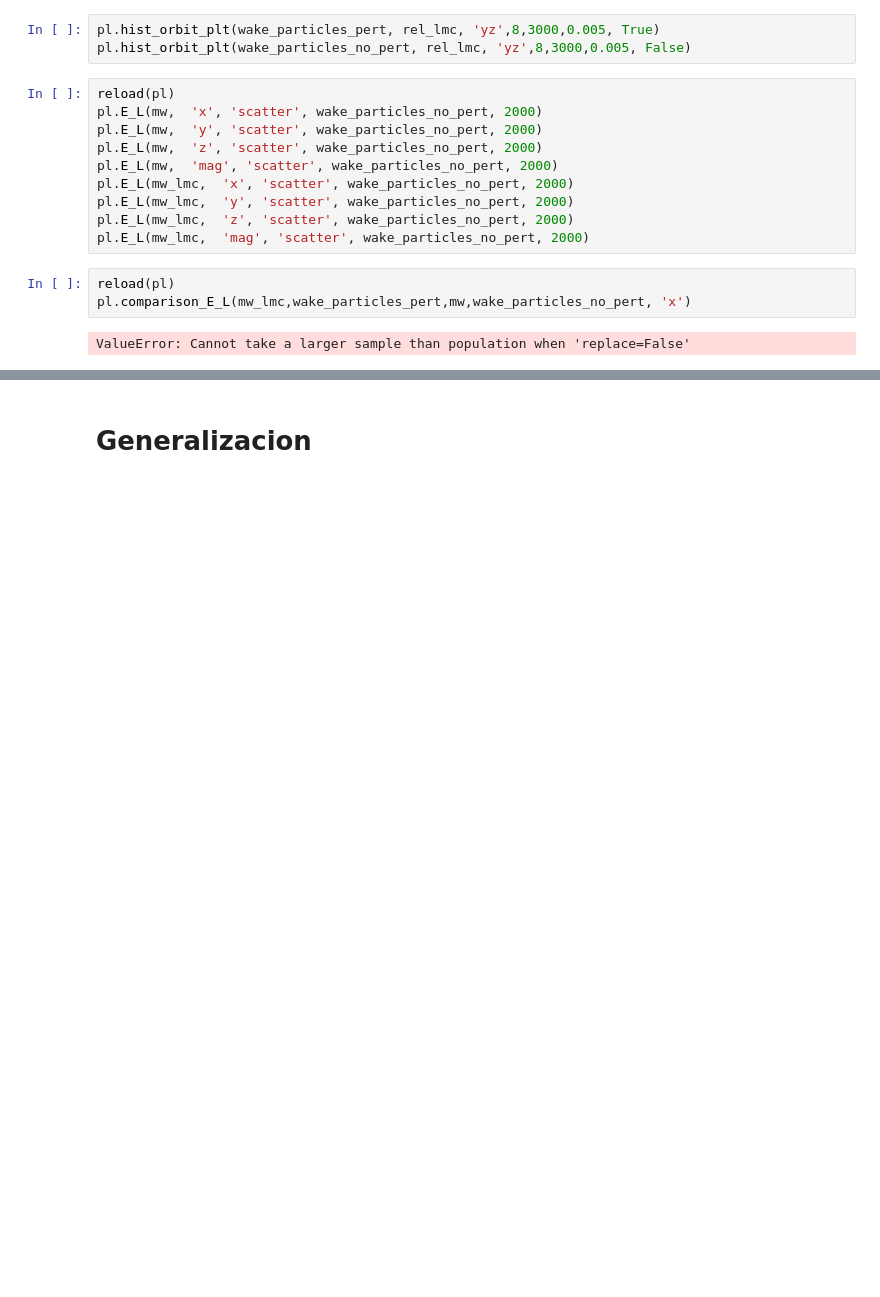
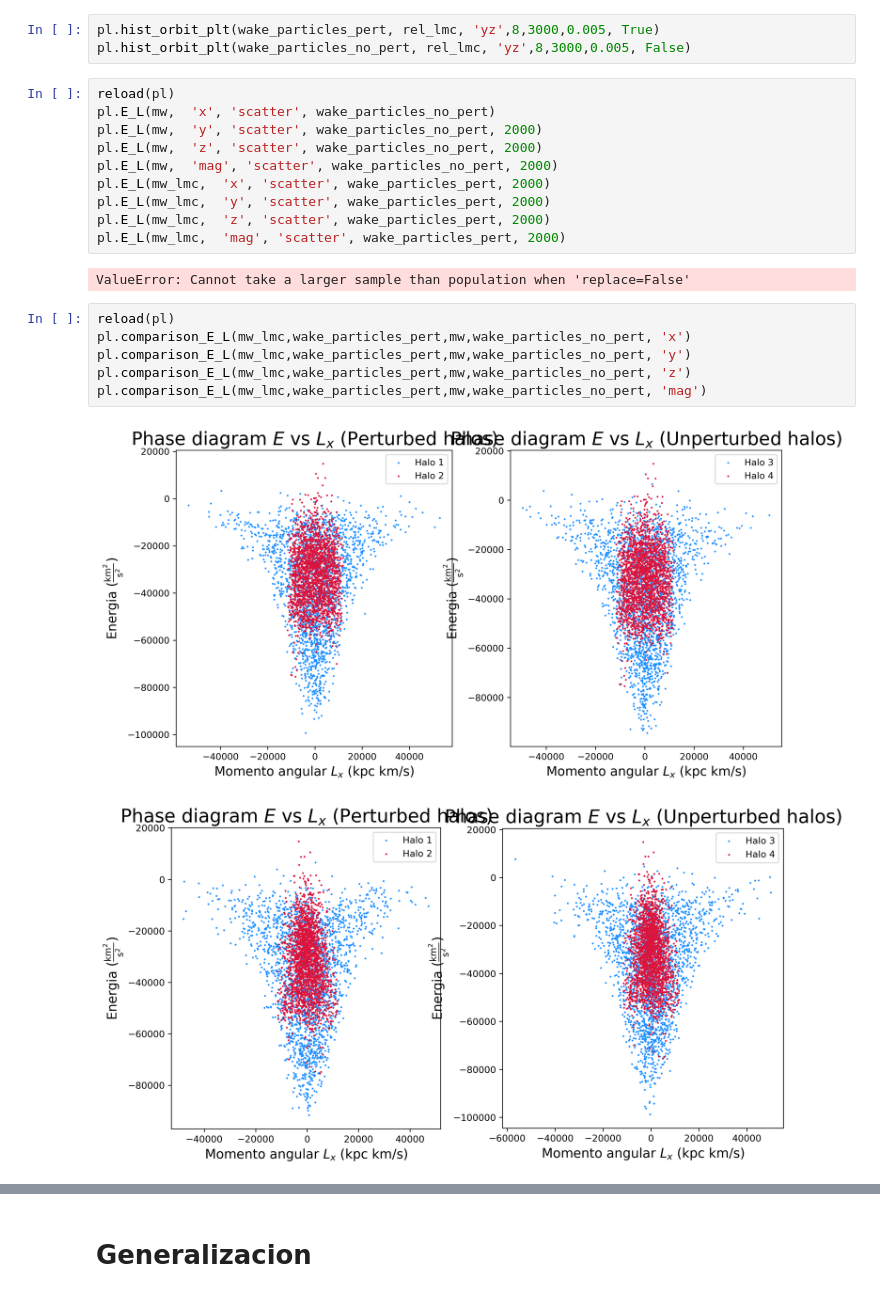
Before and after one commit to tonalidae/wakefinder, a Jupyter notebook: src/notebooks/interaction.ipynb, the cells around one changed output, grey strips where cells are left out. Cells and saved outputs as stored; diff of their text form; blank space fills up the shorter version.

```diff
--- a/src/notebooks/interaction.ipynb
+++ b/src/notebooks/interaction.ipynb
@@ -161,16 +161,22 @@ pl.hist_orbit_plt(wake_particles_pert, rel_lmc, 'yz',8,3000,0.005, True)
 pl.hist_orbit_plt(wake_particles_no_pert, rel_lmc, 'yz',8,3000,0.005, False)
 # %%
 reload(pl)
-pl.E_L(mw,  'x', 'scatter', wake_particles_no_pert, 2000)
+pl.E_L(mw,  'x', 'scatter', wake_particles_no_pert)
 pl.E_L(mw,  'y', 'scatter', wake_particles_no_pert, 2000)
 pl.E_L(mw,  'z', 'scatter', wake_particles_no_pert, 2000)
 pl.E_L(mw,  'mag', 'scatter', wake_particles_no_pert, 2000)
-pl.E_L(mw_lmc,  'x', 'scatter', wake_particles_no_pert, 2000)
-pl.E_L(mw_lmc,  'y', 'scatter', wake_particles_no_pert, 2000)
-pl.E_L(mw_lmc,  'z', 'scatter', wake_particles_no_pert, 2000)
-pl.E_L(mw_lmc,  'mag', 'scatter', wake_particles_no_pert, 2000)
+pl.E_L(mw_lmc,  'x', 'scatter', wake_particles_pert, 2000)
+pl.E_L(mw_lmc,  'y', 'scatter', wake_particles_pert, 2000)
+pl.E_L(mw_lmc,  'z', 'scatter', wake_particles_pert, 2000)
+pl.E_L(mw_lmc,  'mag', 'scatter', wake_particles_pert, 2000)
+# %% [output]
+ValueError: Cannot take a larger sample than population when 'replace=False'
 # %%
 reload(pl)
 pl.comparison_E_L(mw_lmc,wake_particles_pert,mw,wake_particles_no_pert, 'x')
+pl.comparison_E_L(mw_lmc,wake_particles_pert,mw,wake_particles_no_pert, 'y')
+pl.comparison_E_L(mw_lmc,wake_particles_pert,mw,wake_particles_no_pert, 'z')
+pl.comparison_E_L(mw_lmc,wake_particles_pert,mw,wake_particles_no_pert, 'mag')
 # %% [output]
-ValueError: Cannot take a larger sample than population when 'replace=False'
+[figure, added]
+[figure, added]
```
Also changed, not shown: parts of 1 cell of this notebook, 1 other file.
